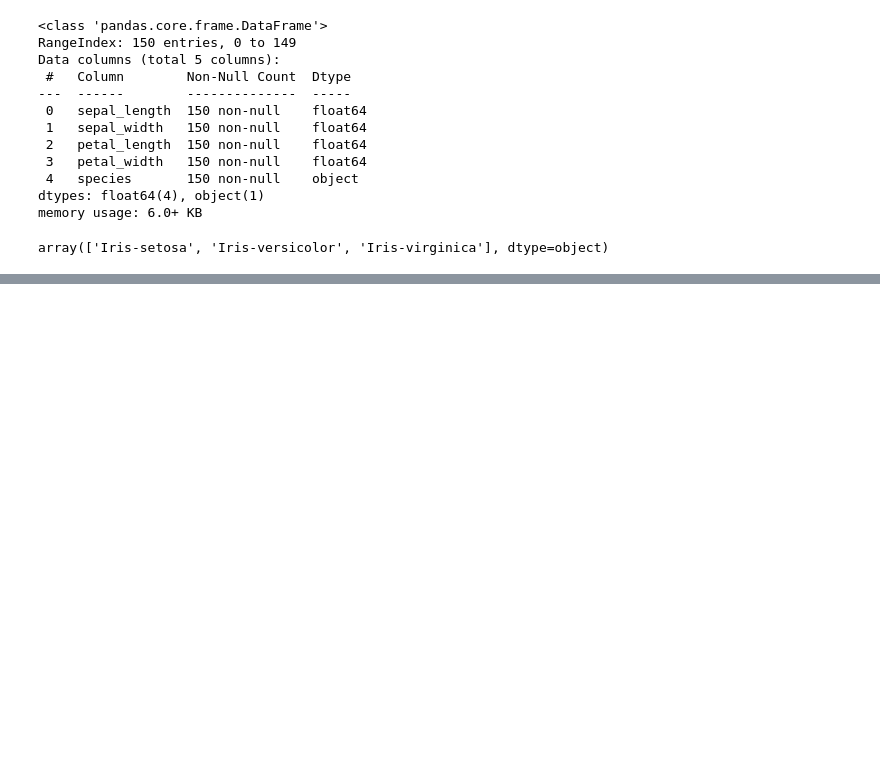
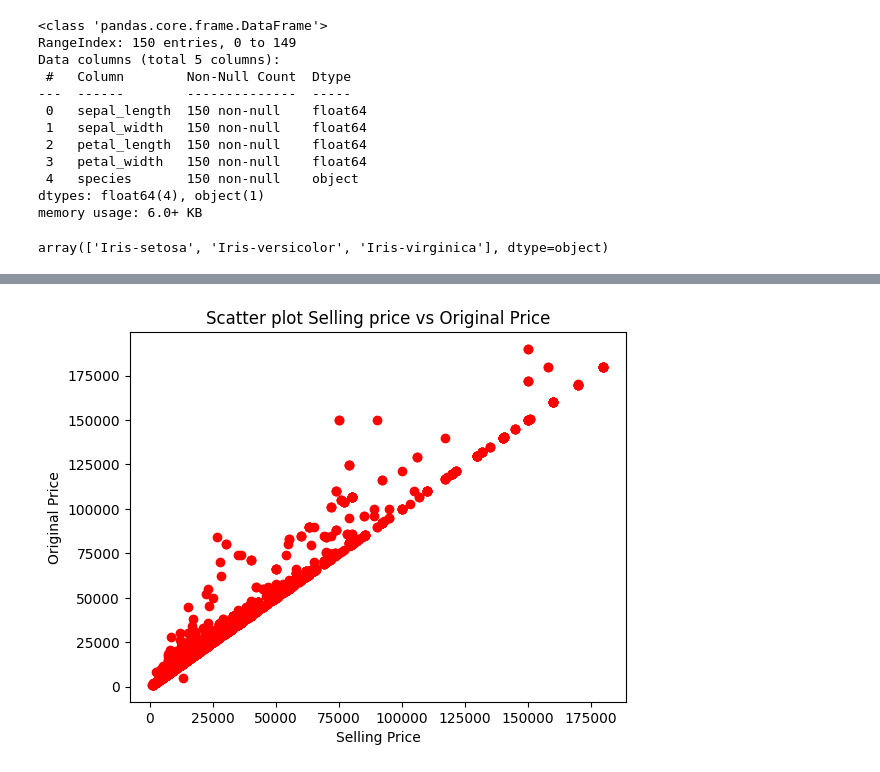
Before and after one commit to zohaib166/python_general, a Jupyter notebook: Python_Unit_II_Demo.ipynb, the cells around one changed output, grey strips where cells are left out. Drawn from its saved outputs; the diff is of its cells as text; code cells hidden in the pictures; blank space fills up the shorter version.

```diff
--- a/Python_Unit_II_Demo.ipynb
+++ b/Python_Unit_II_Demo.ipynb
@@ -523,0 +547,4 @@ array(['Iris-setosa', 'Iris-versicolor', 'Iris-virginica'], dtype=object)
+# %%
+mobiles = pd.read_csv("/content/drive/MyDrive/Colab Notebooks/Flipkart_Mobiles.csv")
+mobiles1 = mobiles.copy()
+mobiles2 = mobiles.copy()
@@ -523,0 +697,2 @@ array(['Iris-setosa', 'Iris-versicolor', 'Iris-virginica'], dtype=object)
+# %%
+mobiles2 = mobiles.copy()
@@ -523,0 +717,5 @@ array(['Iris-setosa', 'Iris-versicolor', 'Iris-virginica'], dtype=object)
+# %%
+# to fill NA/NaN values both in numerical and categorial columns in one stretch
+mobiles2 = mobiles2.apply(lambda x : x.fillna(x.mean()) \
+                          if x.dtype=='float64' or x.dtype=='int64' \
+                          else x.fillna(x.value_counts().index[0]))
@@ -523,0 +917,9 @@ array(['Iris-setosa', 'Iris-versicolor', 'Iris-virginica'], dtype=object)
+# %%
+
+plt.scatter(mobiles2['Selling Price'], mobiles2['Original Price'],c="Red")
+plt.title("Scatter plot Selling price vs Original Price")
+plt.xlabel("Selling Price")
+plt.ylabel("Original Price")
+plt.show()
+# %% [output]
+[figure, added]
```
Also changed, not shown: parts of 53 cells of this notebook.
